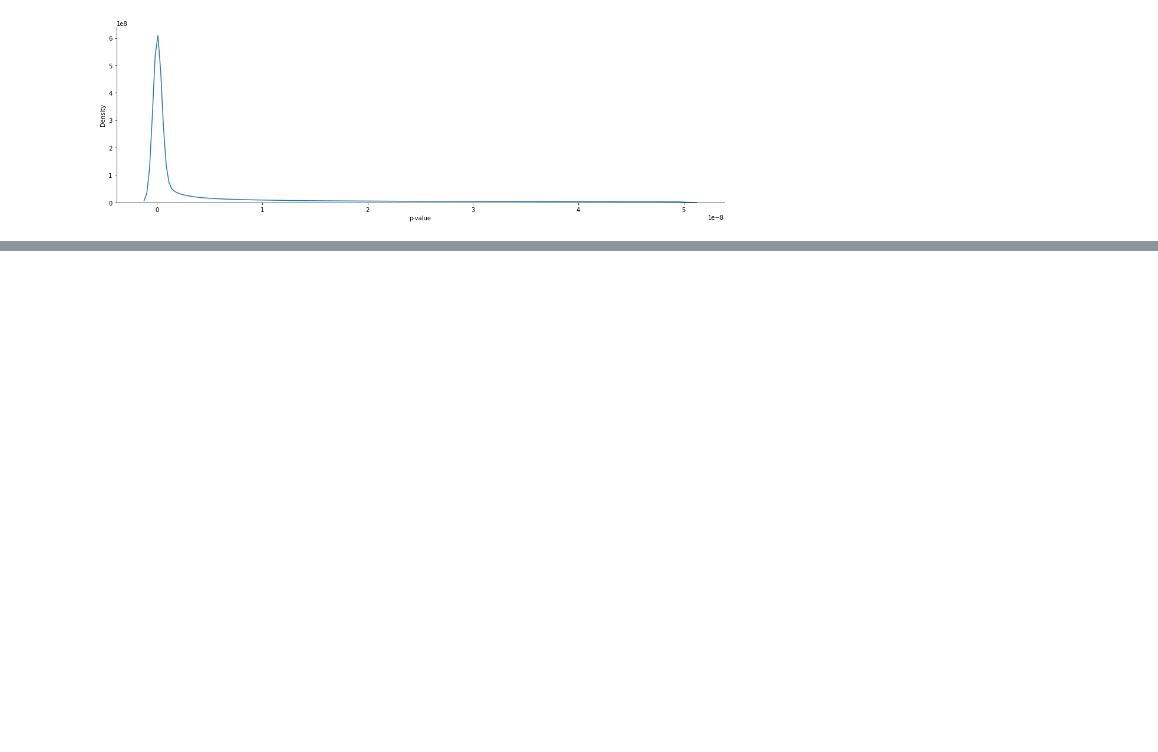
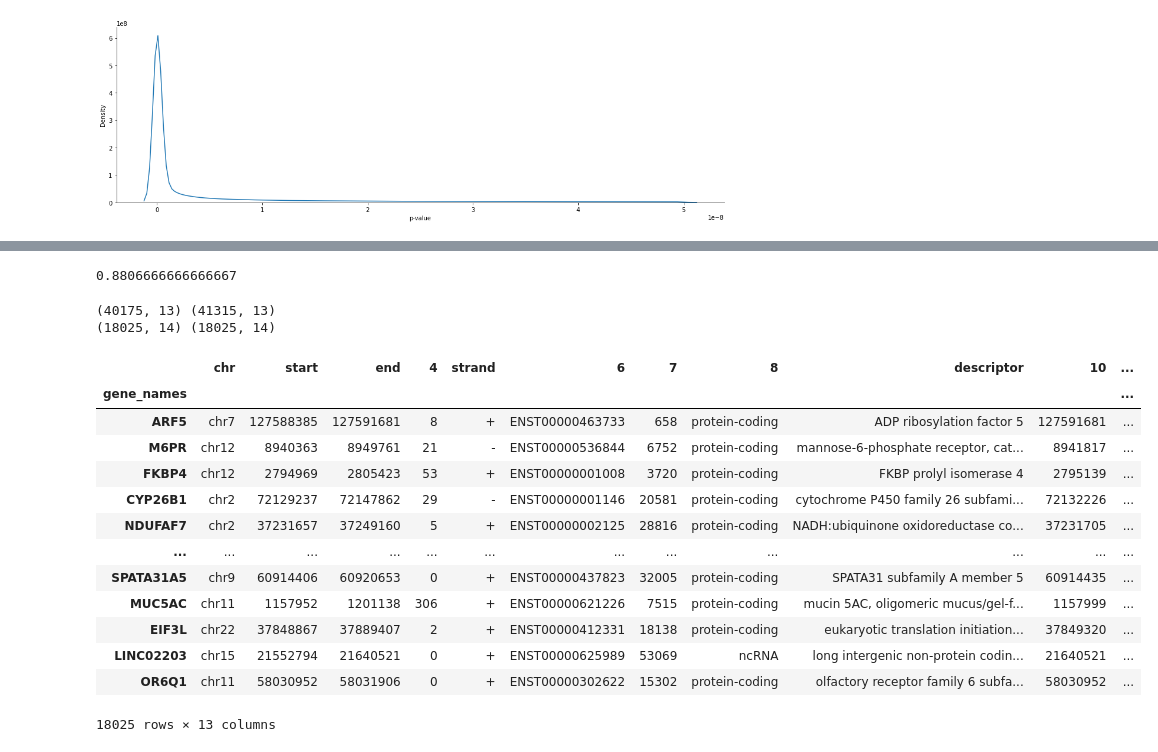
Before and after one commit to meuleman/gilbertAPI, a Jupyter notebook: externalresources/code/cross_category_scoring.ipynb, the cells around one changed output, grey strips where cells are left out. Cells and saved outputs as stored; diff of their text form; code cells hidden in the pictures; blank space fills up the shorter version.

Commit message:
updated combined score between categories based on STRING

```diff
--- a/externalresources/code/cross_category_scoring.ipynb
+++ b/externalresources/code/cross_category_scoring.ipynb
@@ -679,0 +926,23 @@ sns.displot(snp_df['p-value'], kind = 'kde', height=5, aspect=3)
+# %%
+strict_dhs['bytestore_score'].mean()
+# %% [output]
+0.8806666666666667
+# %%
+process_bedfile('hg38')
+# %% [output]
+(40175, 13) (41315, 13)
+(18025, 14) (18025, 14)
+|  | chr | start | end | 4 | strand | 6 | 7 | 8 | descriptor | 10 | ... |
+| gene_names |  |  |  |  |  |  |  |  |  |  | ... |
+| ARF5 | chr7 | 127588385 | 127591681 | 8 | + | ENST00000463733 | 658 | protein-coding | ADP ribosylation factor 5 | 127591681 | ... |
+| M6PR | chr12 | 8940363 | 8949761 | 21 | - | ENST00000536844 | 6752 | protein-coding | mannose-6-phosphate receptor, cat... | 8941817 | ... |
+| FKBP4 | chr12 | 2794969 | 2805423 | 53 | + | ENST00000001008 | 3720 | protein-coding | FKBP prolyl isomerase 4 | 2795139 | ... |
+| CYP26B1 | chr2 | 72129237 | 72147862 | 29 | - | ENST00000001146 | 20581 | protein-coding | cytochrome P450 family 26 subfami... | 72132226 | ... |
+| NDUFAF7 | chr2 | 37231657 | 37249160 | 5 | + | ENST00000002125 | 28816 | protein-coding | NADH:ubiquinone oxidoreductase co... | 37231705 | ... |
+| ... | ... | ... | ... | ... | ... | ... | ... | ... | ... | ... | ... |
+| SPATA31A5 | chr9 | 60914406 | 60920653 | 0 | + | ENST00000437823 | 32005 | protein-coding | SPATA31 subfamily A member 5 | 60914435 | ... |
+| MUC5AC | chr11 | 1157952 | 1201138 | 306 | + | ENST00000621226 | 7515 | protein-coding | mucin 5AC, oligomeric mucus/gel-f... | 1157999 | ... |
+| EIF3L | chr22 | 37848867 | 37889407 | 2 | + | ENST00000412331 | 18138 | protein-coding | eukaryotic translation initiation... | 37849320 | ... |
+| LINC02203 | chr15 | 21552794 | 21640521 | 0 | + | ENST00000625989 | 53069 | ncRNA | long intergenic non-protein codin... | 21640521 | ... |
+| OR6Q1 | chr11 | 58030952 | 58031906 | 0 | + | ENST00000302622 | 15302 | protein-coding | olfactory receptor family 6 subfa... | 58030952 | ... |
+18025 rows × 13 columns
```
Also changed, not shown: parts of 20 cells of this notebook.
